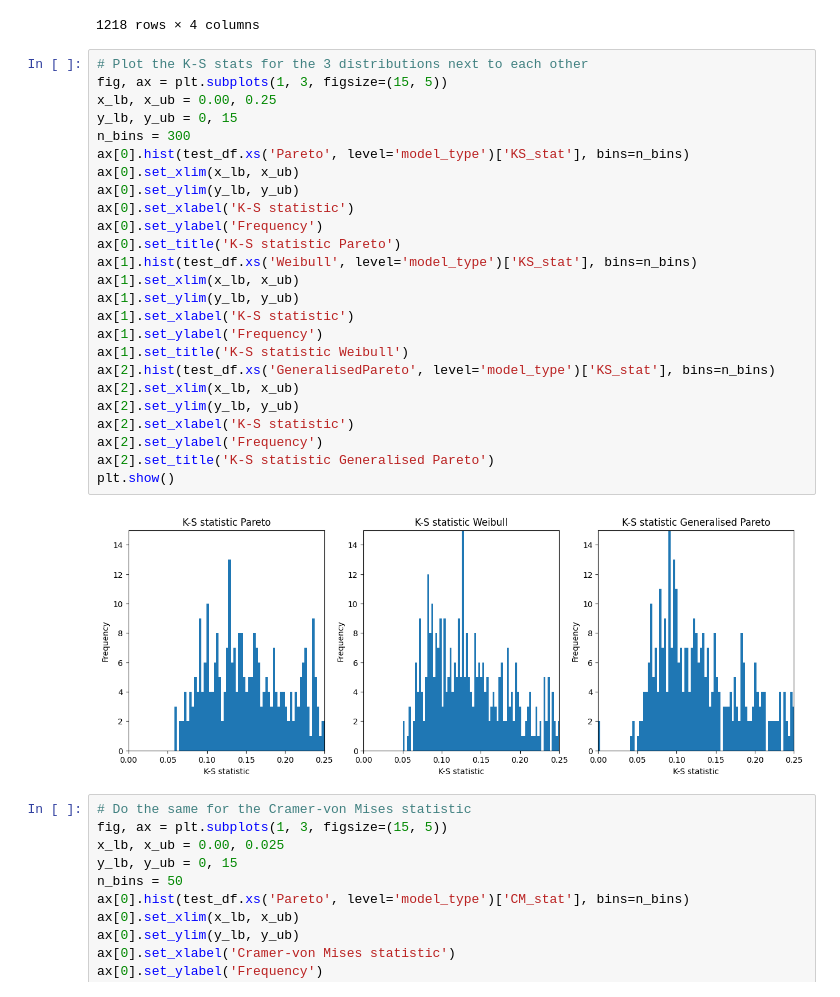
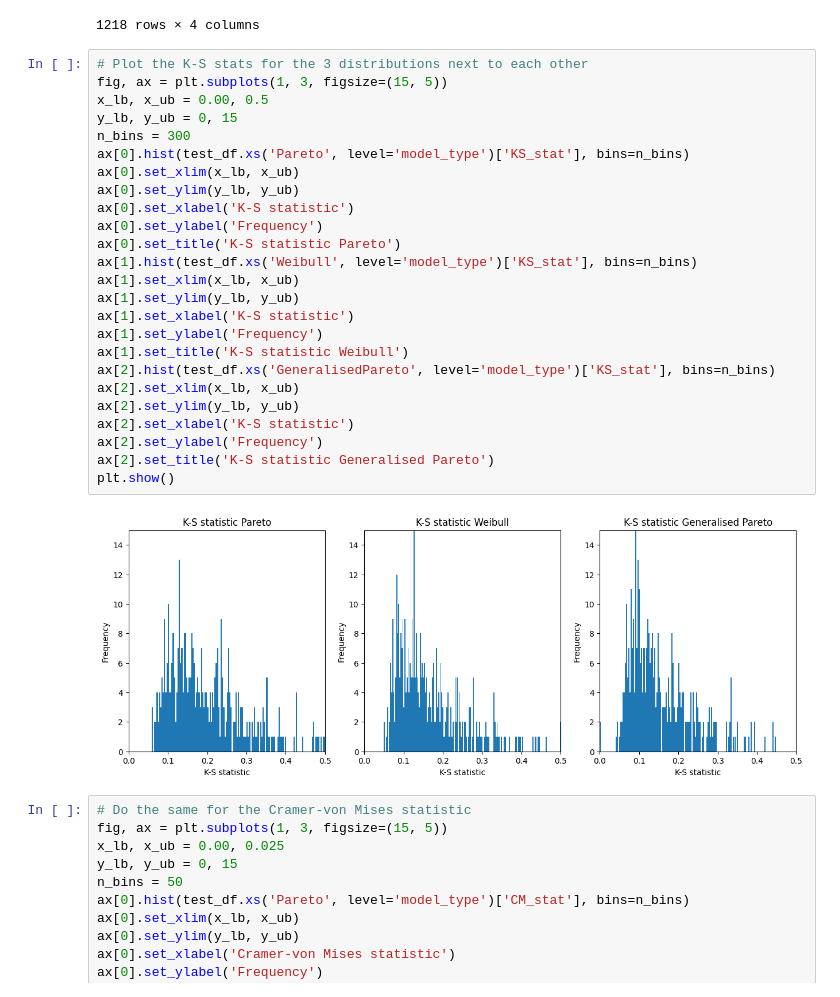
Before and after one commit to plhocker/top_wealth_thesis, a Jupyter notebook: Notebooks/models/bayesian_cross_sectional_regularised.ipynb, the cells around one changed output. Drawn from its saved outputs; the diff is of its cells as text.

```diff
--- a/Notebooks/models/bayesian_cross_sectional_regularised.ipynb
+++ b/Notebooks/models/bayesian_cross_sectional_regularised.ipynb
@@ -106,30 +105,30 @@ test_df
 # %%
 # Plot the K-S stats for the 3 distributions next to each other
 fig, ax = plt.subplots(1, 3, figsize=(15, 5))
-x_lb, x_ub = 0.00, 0.25
+x_lb, x_ub = 0.00, 0.5
 y_lb, y_ub = 0, 15
 n_bins = 300
 ax[0].hist(test_df.xs('Pareto', level='model_type')['KS_stat'], bins=n_bins)
 ax[0].set_xlim(x_lb, x_ub)
 ax[0].set_ylim(y_lb, y_ub)
 ax[0].set_xlabel('K-S statistic')
 ax[0].set_ylabel('Frequency')
 ax[0].set_title('K-S statistic Pareto')
 ax[1].hist(test_df.xs('Weibull', level='model_type')['KS_stat'], bins=n_bins)
 ax[1].set_xlim(x_lb, x_ub)
 ax[1].set_ylim(y_lb, y_ub)
 ax[1].set_xlabel('K-S statistic')
 ax[1].set_ylabel('Frequency')
 ax[1].set_title('K-S statistic Weibull')
 ax[2].hist(test_df.xs('GeneralisedPareto', level='model_type')['KS_stat'], bins=n_bins)
 ax[2].set_xlim(x_lb, x_ub)
 ax[2].set_ylim(y_lb, y_ub)
 ax[2].set_xlabel('K-S statistic')
 ax[2].set_ylabel('Frequency')
 ax[2].set_title('K-S statistic Generalised Pareto')
 plt.show()
 # %% [output]
-[figure, old version]
+[figure, new version]
 # %%
 # Do the same for the Cramer-von Mises statistic
 fig, ax = plt.subplots(1, 3, figsize=(15, 5))
```
Also changed, not shown: parts of 13 cells of this notebook, 29 other files.
